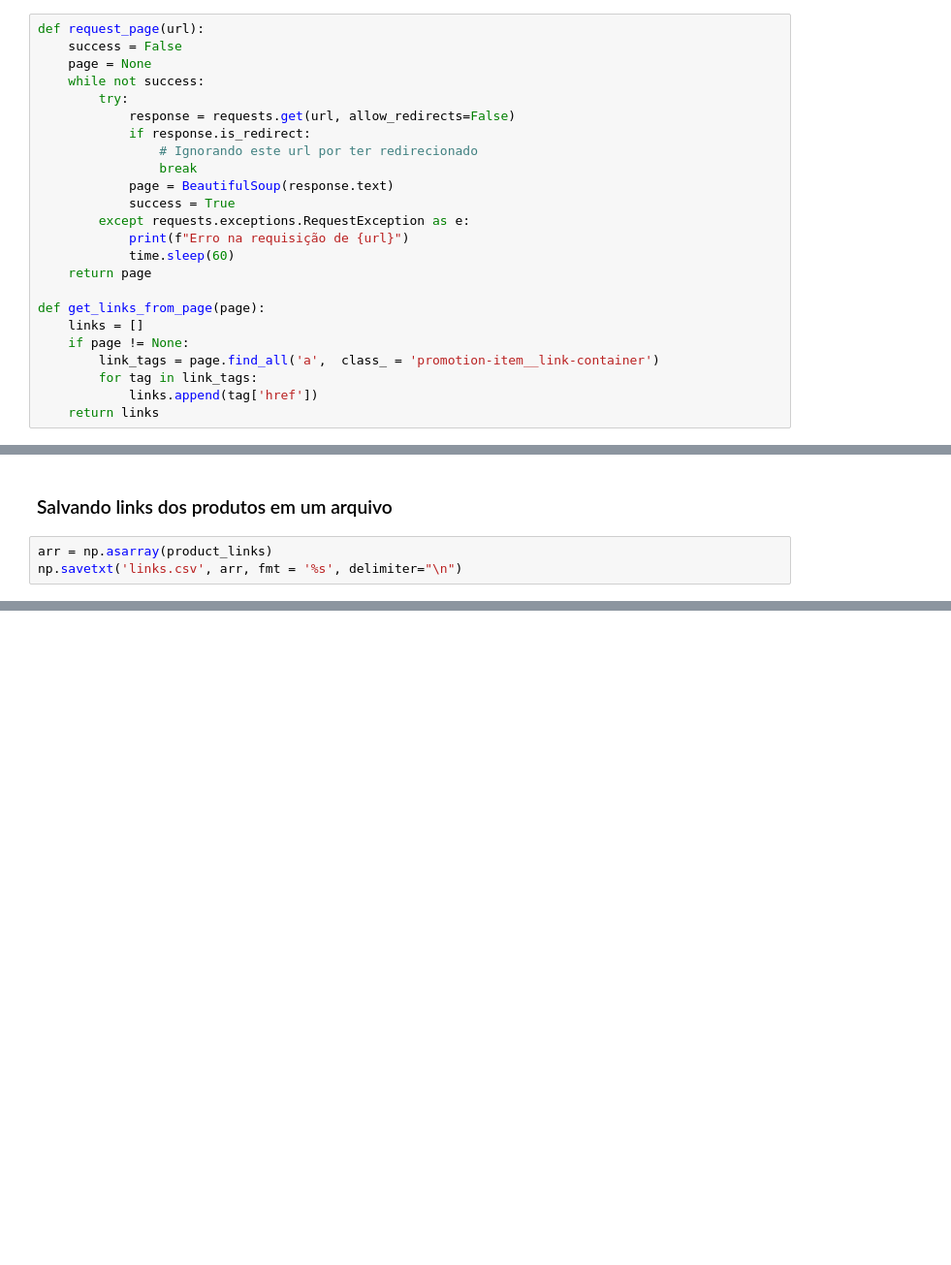
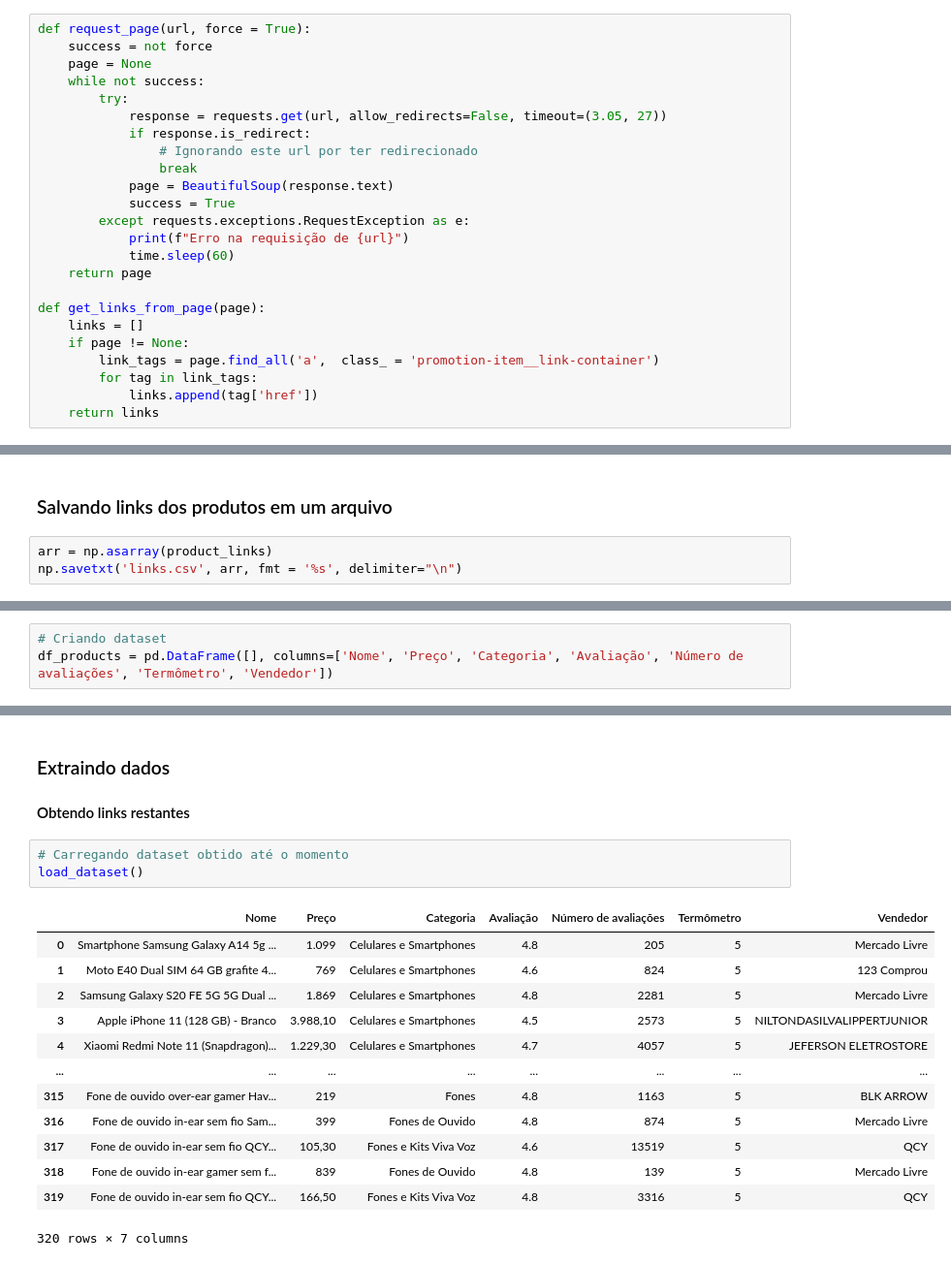
Before and after one commit to dytron/data-science-mercado-livre, a Jupyter notebook: extracao.ipynb, the cells around one changed output, grey strips where cells are left out. Shown: that part at 97% size. Drawn from its saved outputs; the diff is of its cells as text; blank space fills up the shorter version.

Commit message:
Extração dos dados

```diff
--- a/extracao.ipynb
+++ b/extracao.ipynb
@@ -94,12 +95,12 @@ category_list = [
 # %% [markdown]
 ### Funções para requisição de páginas e extração de links
 # %%
-def request_page(url):
-    success = False
+def request_page(url, force = True):
+    success = not force
     page = None
     while not success:
         try:
-            response = requests.get(url, allow_redirects=False)
+            response = requests.get(url, allow_redirects=False, timeout=(3.05, 27))
             if response.is_redirect:
                 # Ignorando este url por ter redirecionado
                 break
@@ -159,0 +279,3 @@ np.savetxt('links.csv', arr, fmt = '%s', delimiter="\n")
+# %%
+# Criando dataset
+df_products = pd.DataFrame([], columns=['Nome', 'Preço', 'Categoria', 'Avaliação', 'Número de avaliações', 'Termômetro', 'Vendedor'])
@@ -159,0 +346,20 @@ np.savetxt('links.csv', arr, fmt = '%s', delimiter="\n")
+# %% [markdown]
+### Extraindo dados
+#### Obtendo links restantes
+# %%
+# Carregando dataset obtido até o momento
+load_dataset()
+# %% [output]
+|  | Nome | Preço | Categoria | Avaliação | Número de avaliações | Termômetro | Vendedor |
+| 0 | Smartphone Samsung Galaxy A14 5g ... | 1.099 | Celulares e Smartphones | 4.8 | 205 | 5 | Mercado Livre |
+| 1 | Moto E40 Dual SIM 64 GB grafite 4... | 769 | Celulares e Smartphones | 4.6 | 824 | 5 | 123 Comprou |
+| 2 | Samsung Galaxy S20 FE 5G 5G Dual ... | 1.869 | Celulares e Smartphones | 4.8 | 2281 | 5 | Mercado Livre |
+| 3 | Apple iPhone 11 (128 GB) - Branco | 3.988,10 | Celulares e Smartphones | 4.5 | 2573 | 5 | NILTONDASILVALIPPERTJUNIOR |
+| 4 | Xiaomi Redmi Note 11 (Snapdragon)... | 1.229,30 | Celulares e Smartphones | 4.7 | 4057 | 5 | JEFERSON ELETROSTORE |
+| ... | ... | ... | ... | ... | ... | ... | ... |
+| 315 | Fone de ouvido over-ear gamer Hav... | 219 | Fones | 4.8 | 1163 | 5 | BLK ARROW |
+| 316 | Fone de ouvido in-ear sem fio Sam... | 399 | Fones de Ouvido | 4.8 | 874 | 5 | Mercado Livre |
+| 317 | Fone de ouvido in-ear sem fio QCY... | 105,30 | Fones e Kits Viva Voz | 4.6 | 13519 | 5 | QCY |
+| 318 | Fone de ouvido in-ear gamer sem f... | 839 | Fones de Ouvido | 4.8 | 139 | 5 | Mercado Livre |
+| 319 | Fone de ouvido in-ear sem fio QCY... | 166,50 | Fones e Kits Viva Voz | 4.8 | 3316 | 5 | QCY |
+320 rows × 7 columns
```
Also changed, not shown: parts of 21 cells of this notebook, 2 other files.
